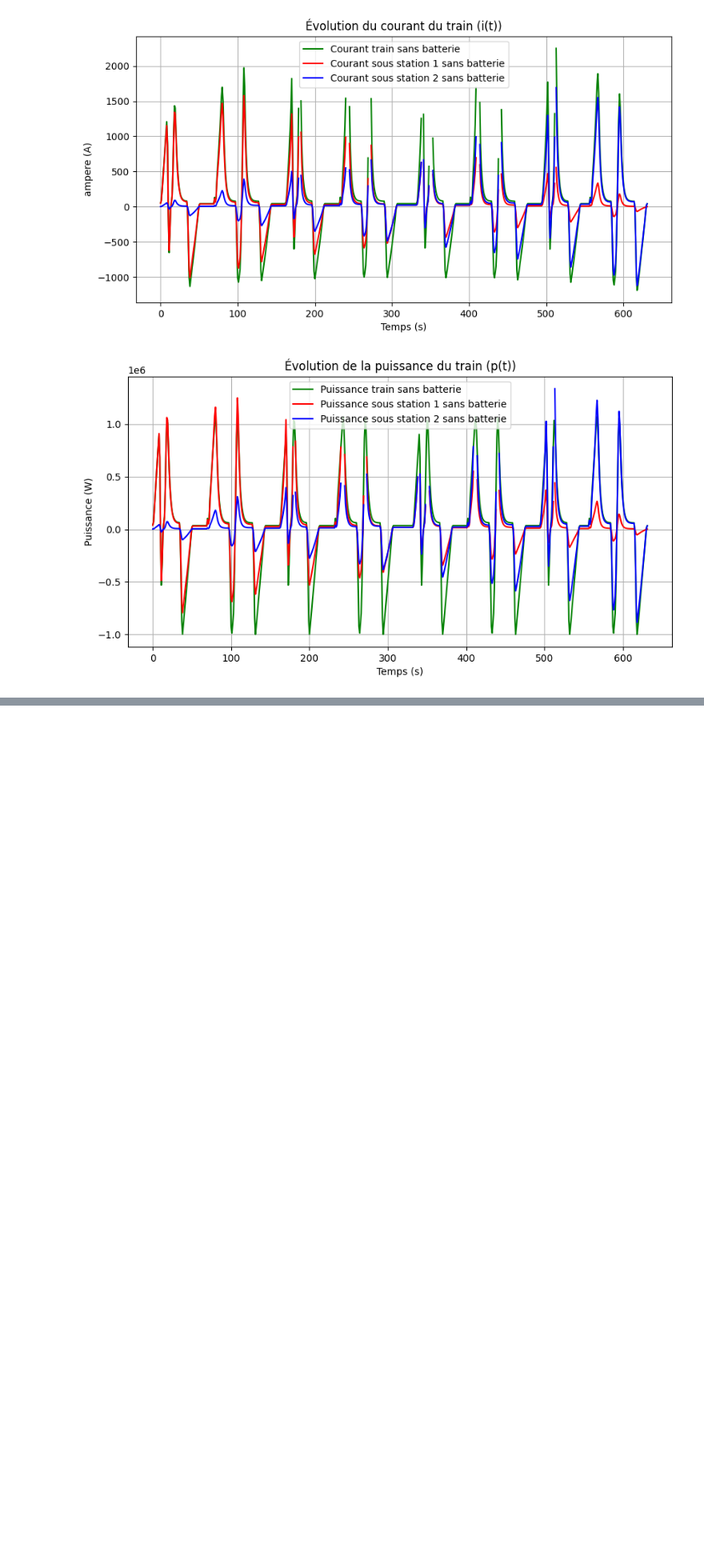
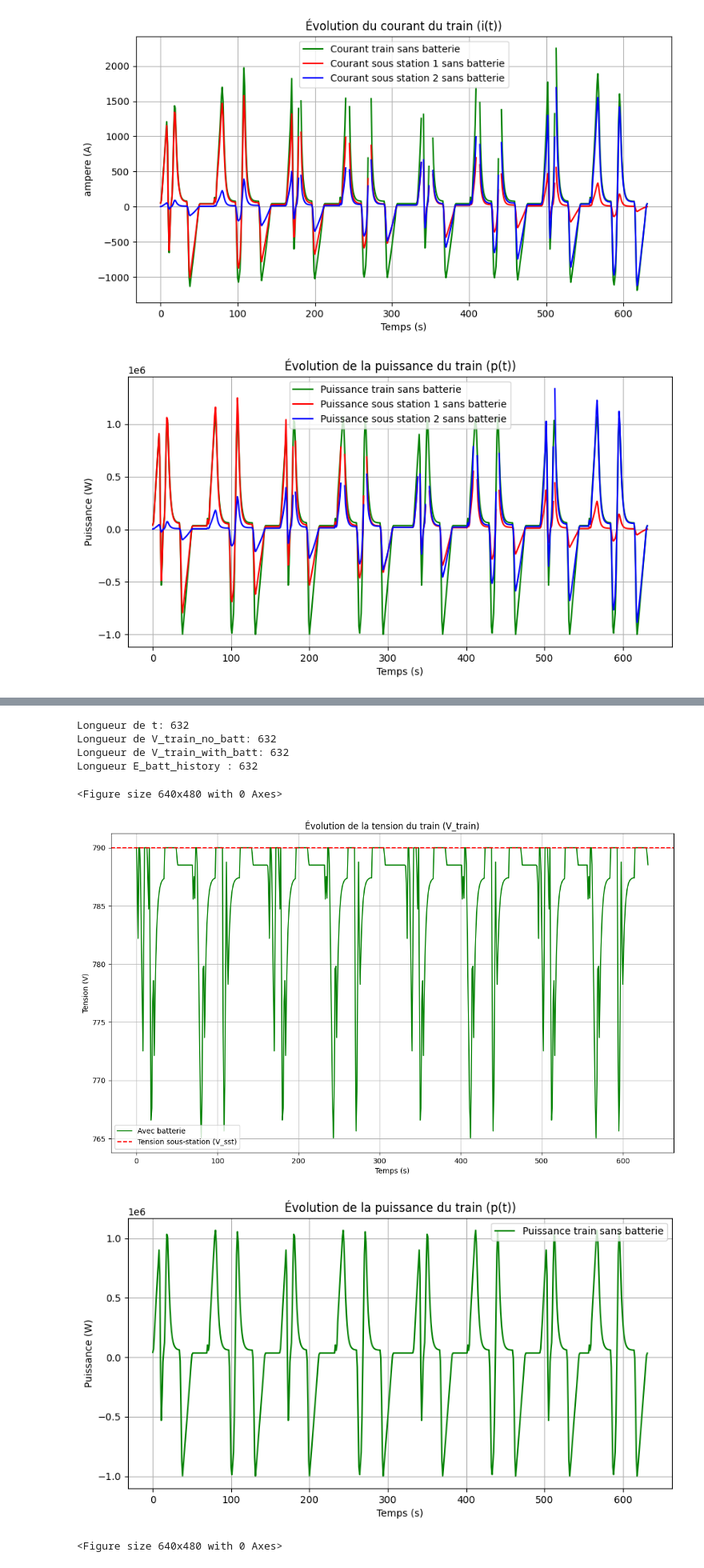
Before and after one commit to Yasserbhb/PROJET_OPT, a Jupyter notebook: Mise_en_place_du_modèle_du_système.ipynb, the cells around one changed output, grey strips where cells are left out. Shown at 80% size. Cells and saved outputs as stored; diff of their text form; code cells hidden in the pictures; blank space fills up the shorter version.

```diff
--- a/Mise_en_place_du_modèle_du_système.ipynb
+++ b/Mise_en_place_du_modèle_du_système.ipynb
@@ -977,0 +984,12 @@ Longueur E_batt_history : 632
+# %%
+[V_train_with_batt, E_batt_history]= batterie_simulation(5e6, 500e3, 2e5, position, temps)
+plot_simulation_results()
+# %% [output]
+Longueur de t: 632
+Longueur de V_train_no_batt: 632
+Longueur de V_train_with_batt: 632
+Longueur E_batt_history : 632
+<Figure size 640x480 with 0 Axes>
+[figure, added]
+[figure, added]
+<Figure size 640x480 with 0 Axes>
```
Also changed, not shown: parts of 2 cells of this notebook.
